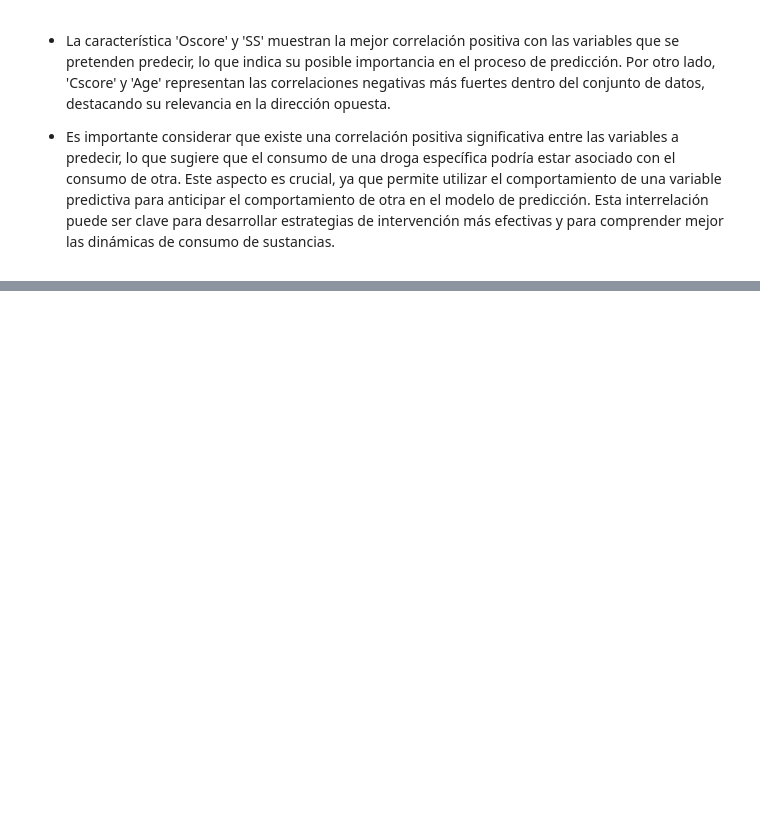
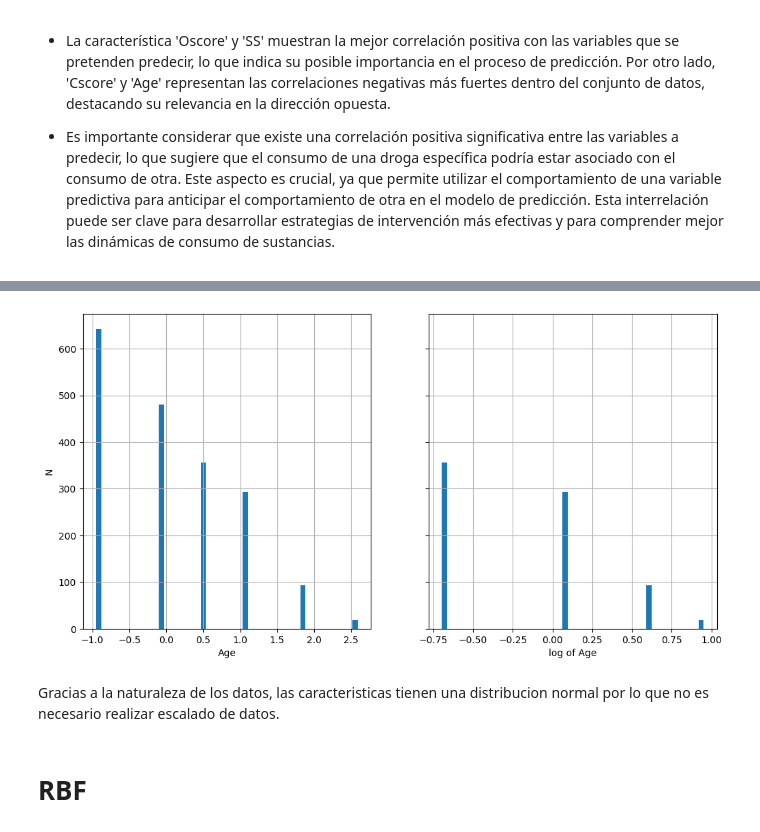
Before and after one commit to Thomas0624/Machine-Learning, a Jupyter notebook: Taller Analisis/drug_analityc.ipynb, the cells around one changed output, grey strips where cells are left out. Cells and saved outputs as stored; diff of their text form; code cells hidden in the pictures; blank space fills up the shorter version.

```diff
--- a/Taller Analisis/drug_analityc.ipynb
+++ b/Taller Analisis/drug_analityc.ipynb
@@ -289,0 +334,14 @@ plt.show()
+# %%
+fig, axs = plt.subplots(1,2, figsize=(12,6),sharey = True )
+dt_encoder_drug['Age'].hist(ax=axs[0], bins=50)
+dt_encoder_drug['Age'].apply(np.log).hist(ax=axs[1], bins=50)
+axs[0].set_xlabel('Age')
+axs[1].set_xlabel('log of Age')
+axs[0].set_ylabel('N')
+plt.show()
+# %% [output]
+[figure, added]
+# %% [markdown]
+Gracias a la naturaleza de los datos, las caracteristicas tienen una distribucion normal por lo que no es necesario realizar escalado de datos.
+# %% [markdown]
+# RBF
```
Also changed, not shown: parts of 21 cells of this notebook.
